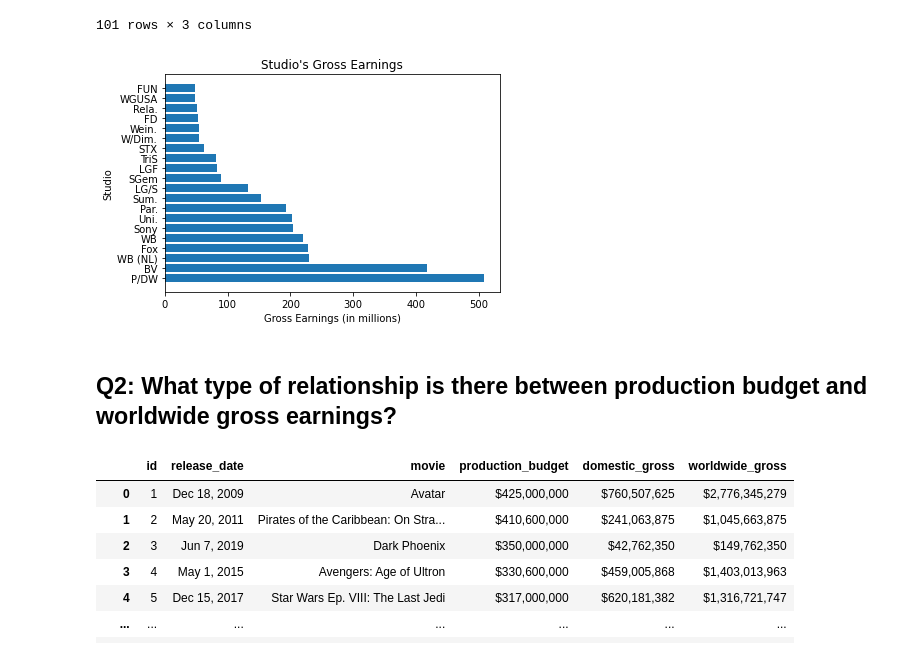
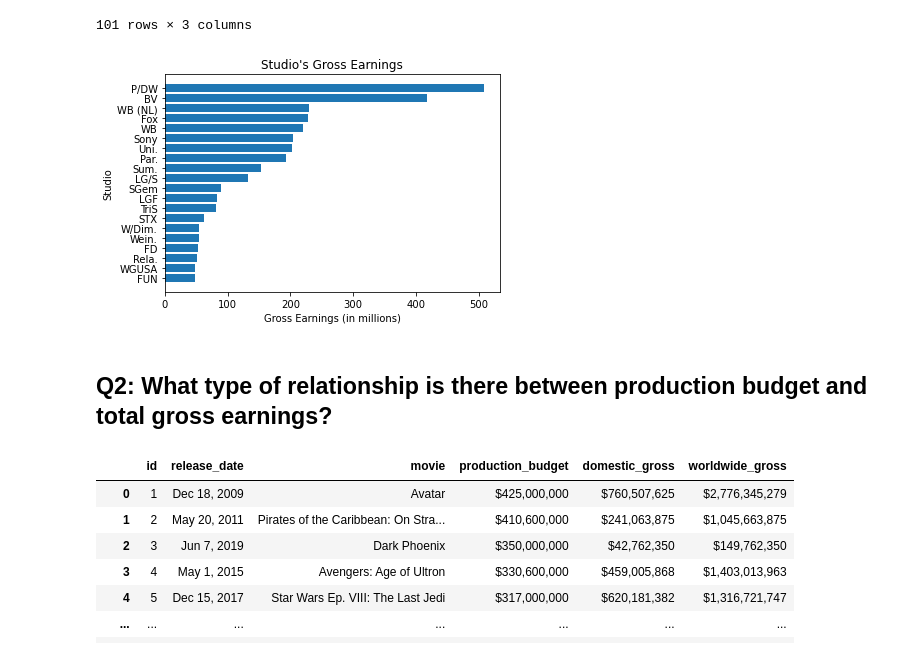
Before and after one commit to litzysj/Microsoft-Movie-Studios-Project, a Jupyter notebook: Sandbox Notebook.ipynb, the cells around one changed output. Drawn from its saved outputs; the diff is of its cells as text; code cells hidden in the pictures.

```diff
--- a/Sandbox Notebook.ipynb
+++ b/Sandbox Notebook.ipynb
@@ -209,24 +212,21 @@ studios_clean
 # %%
 '''
 These lines of code plot the top 20 studios with the greatest
 gross earnings and that produced at least 3 films.
 '''
 
-from matplotlib import pyplot as plt
-import numpy as np
-
-
 fig, ax = plt.subplots()
-ax.barh(y= studios_clean.head(20)['studio'], width = studios_clean.head(20)['mean'])
+ax.barh(y= studios_clean.head(20)['studio'], width = studios_clean.head(20)['mean'] )
 ax.set_title("Studio's Gross Earnings")
 ax.set_xlabel("Gross Earnings (in millions)")
 ax.set_ylabel("Studio")
-
-plt.show()
+ax.invert_yaxis()
+#plt.show()
+plt.savefig('Images/studios_gross_earnings.png', bbox_inches = 'tight')
 # %% [output]
-[figure, old version]
+[figure, new version]
 # %% [markdown]
-## Q2: What type of relationship is there between production budget and worldwide gross earnings?
+## Q2: What type of relationship is there between production budget and total gross earnings?
 # %%
 movie_budgets
 # %% [output]
```
Also changed, not shown: parts of 35 cells of this notebook.
